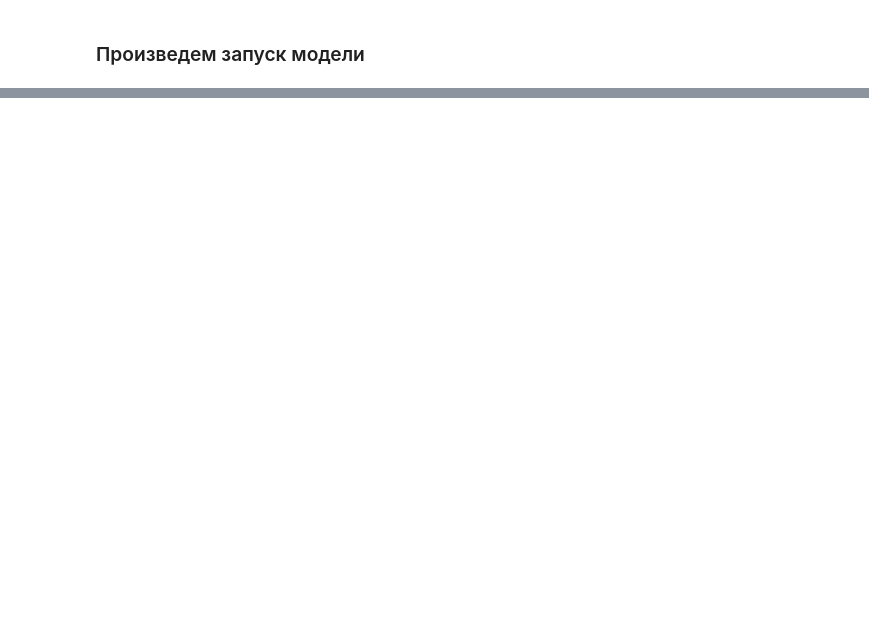
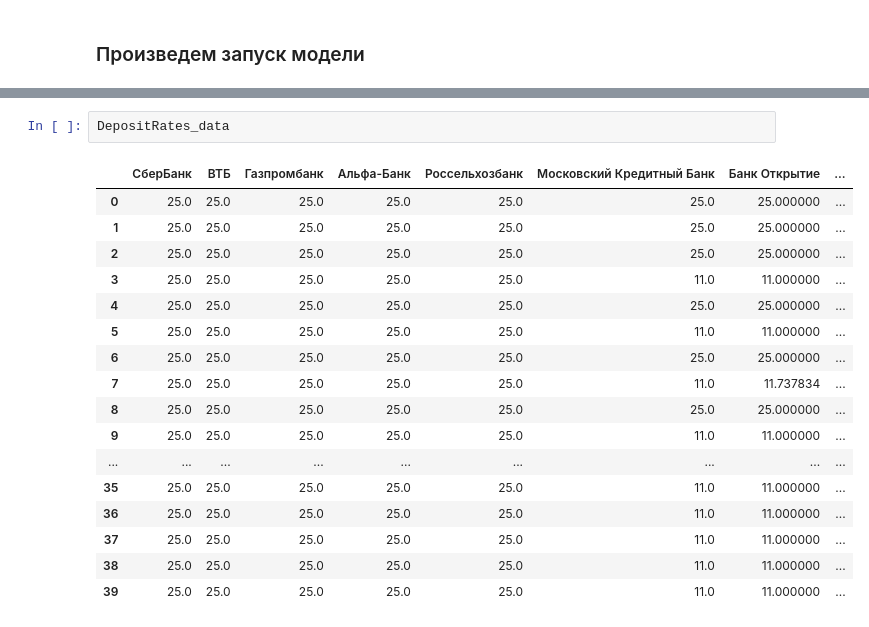
Before and after one commit to archimedes1515/coursework, a Jupyter notebook: KR.ipynb, the cells around one changed output, grey strips where cells are left out. Drawn from its saved outputs; the diff is of its cells as text; blank space fills up the shorter version.

```diff
--- a/KR.ipynb
+++ b/KR.ipynb
@@ -425,0 +393,20 @@ for i in range(40):
+# %%
+DepositRates_data
+# %% [output]
+|  | СберБанк | ВТБ | Газпромбанк | Альфа-Банк | Россельхозбанк | Московский Кредитный Банк | Банк Открытие | ... |
+| 0 | 25.0 | 25.0 | 25.0 | 25.0 | 25.0 | 25.0 | 25.000000 | ... |
+| 1 | 25.0 | 25.0 | 25.0 | 25.0 | 25.0 | 25.0 | 25.000000 | ... |
+| 2 | 25.0 | 25.0 | 25.0 | 25.0 | 25.0 | 25.0 | 25.000000 | ... |
+| 3 | 25.0 | 25.0 | 25.0 | 25.0 | 25.0 | 11.0 | 11.000000 | ... |
+| 4 | 25.0 | 25.0 | 25.0 | 25.0 | 25.0 | 25.0 | 25.000000 | ... |
+| 5 | 25.0 | 25.0 | 25.0 | 25.0 | 25.0 | 11.0 | 11.000000 | ... |
+| 6 | 25.0 | 25.0 | 25.0 | 25.0 | 25.0 | 25.0 | 25.000000 | ... |
+| 7 | 25.0 | 25.0 | 25.0 | 25.0 | 25.0 | 11.0 | 11.737834 | ... |
+| 8 | 25.0 | 25.0 | 25.0 | 25.0 | 25.0 | 25.0 | 25.000000 | ... |
+| 9 | 25.0 | 25.0 | 25.0 | 25.0 | 25.0 | 11.0 | 11.000000 | ... |
+| ... | ... | ... | ... | ... | ... | ... | ... | ... |
+| 35 | 25.0 | 25.0 | 25.0 | 25.0 | 25.0 | 11.0 | 11.000000 | ... |
+| 36 | 25.0 | 25.0 | 25.0 | 25.0 | 25.0 | 11.0 | 11.000000 | ... |
+| 37 | 25.0 | 25.0 | 25.0 | 25.0 | 25.0 | 11.0 | 11.000000 | ... |
+| 38 | 25.0 | 25.0 | 25.0 | 25.0 | 25.0 | 11.0 | 11.000000 | ... |
+| 39 | 25.0 | 25.0 | 25.0 | 25.0 | 25.0 | 11.0 | 11.000000 | ... |
```
Also changed, not shown: parts of 19 cells of this notebook.
